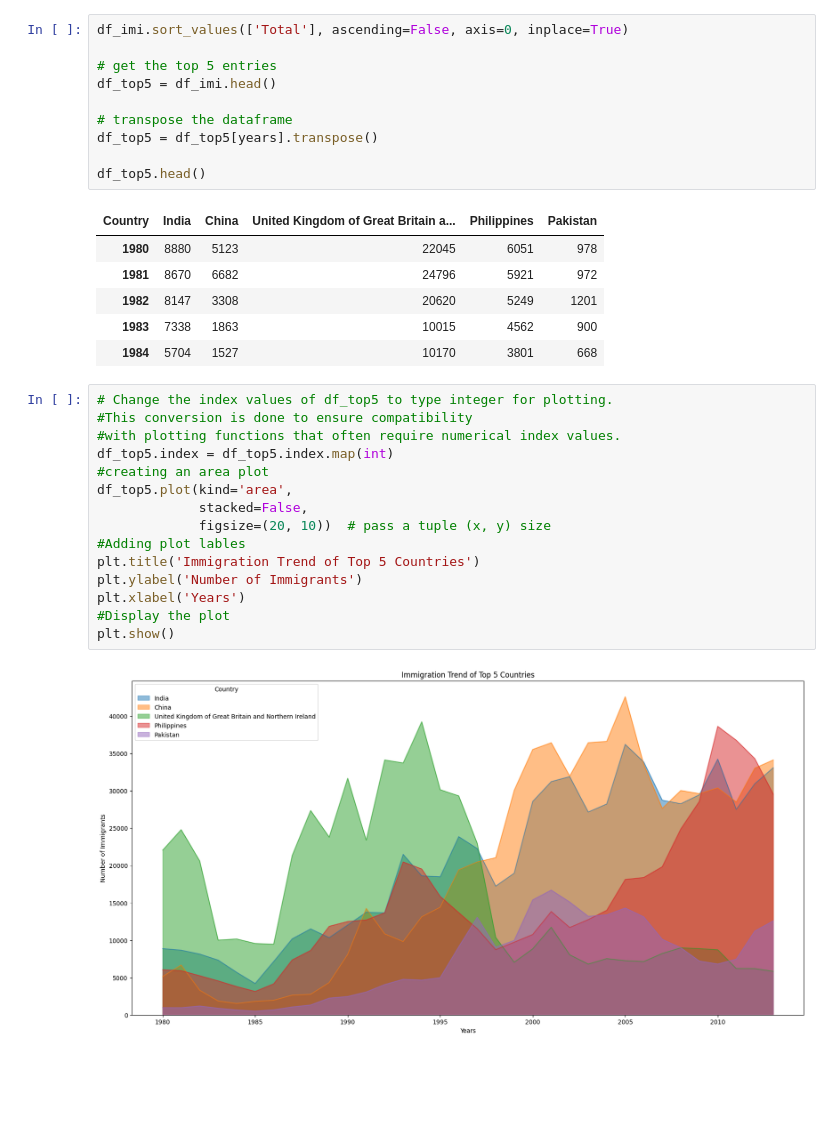
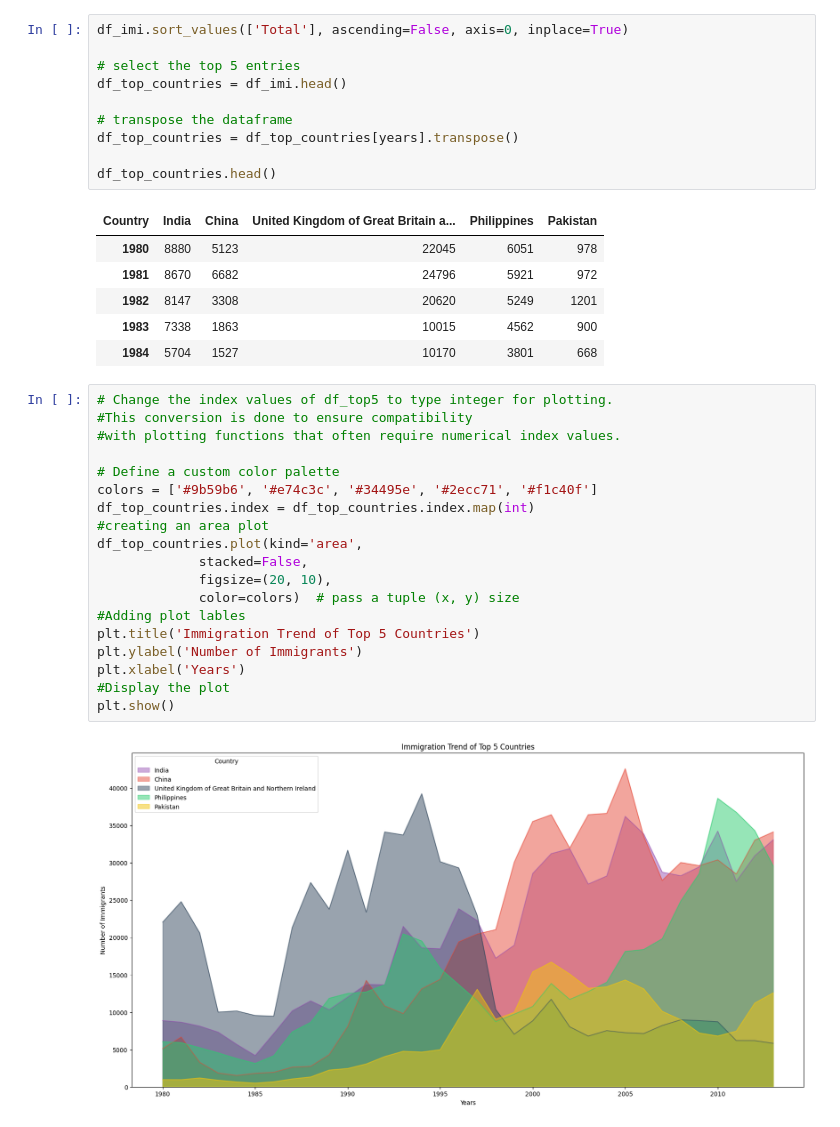
Before and after one commit to leshni/testrepo, a Jupyter notebook: Canada_Immigration_Data_all.ipynb, the cells around one changed output. Saved outputs shown, nothing was run; the diff lists cells and outputs as text; blank space fills up the shorter version.

```diff
--- a/Canada_Immigration_Data_all.ipynb
+++ b/Canada_Immigration_Data_all.ipynb
@@ -219,13 +206,13 @@ df_imi.head()
 # %%
 df_imi.sort_values(['Total'], ascending=False, axis=0, inplace=True)
 
-# get the top 5 entries
-df_top5 = df_imi.head()
+# select the top 5 entries
+df_top_countries = df_imi.head()
 
 # transpose the dataframe
-df_top5 = df_top5[years].transpose()
+df_top_countries = df_top_countries[years].transpose()
 
-df_top5.head()
+df_top_countries.head()
 # %% [output]
 | Country | India | China | United Kingdom of Great Britain a... | Philippines | Pakistan |
 | 1980 | 8880 | 5123 | 22045 | 6051 | 978 |
@@ -236,17 +223,21 @@ df_top5.head()
 # %%
 # Change the index values of df_top5 to type integer for plotting.
 #This conversion is done to ensure compatibility
 #with plotting functions that often require numerical index values.
-df_top5.index = df_top5.index.map(int)
+
+# Define a custom color palette
+colors = ['#9b59b6', '#e74c3c', '#34495e', '#2ecc71', '#f1c40f']
+df_top_countries.index = df_top_countries.index.map(int)
 #creating an area plot
-df_top5.plot(kind='area',
+df_top_countries.plot(kind='area',
              stacked=False,
-             figsize=(20, 10))  # pass a tuple (x, y) size
+             figsize=(20, 10),
+             color=colors)  # pass a tuple (x, y) size
 #Adding plot lables
 plt.title('Immigration Trend of Top 5 Countries')
 plt.ylabel('Number of Immigrants')
 plt.xlabel('Years')
 #Display the plot
 plt.show()
 # %% [output]
-[figure, old version]
+[figure, new version]
```
Also changed, not shown: parts of 9 cells of this notebook.
